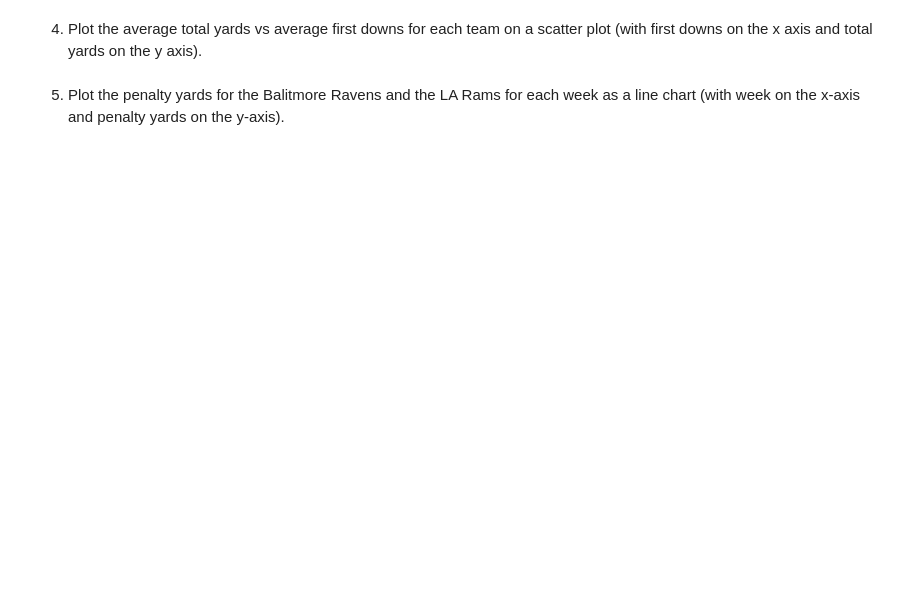
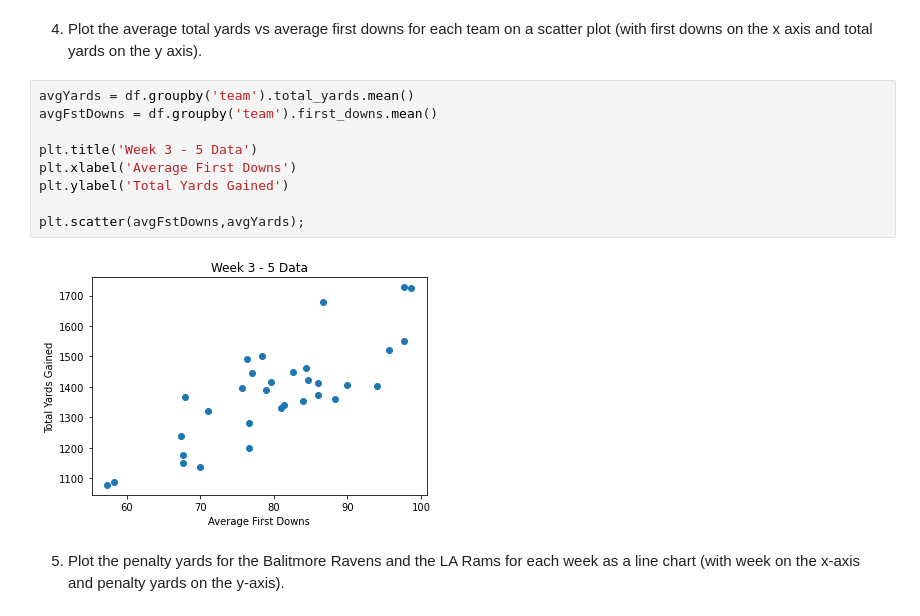
Before and after one commit to sflowers51/cis277-fa22-Lab5, a Jupyter notebook: Lab5.ipynb, the cells around one changed output. Cells and saved outputs as stored; diff of their text form; blank space fills up the shorter version.

```diff
--- a/Lab5.ipynb
+++ b/Lab5.ipynb
@@ -35,4 +96,15 @@ barhplot
 # %% [markdown]
 4. Plot the average total yards vs average first downs for each team on a scatter plot (with first downs on the x axis and total yards on the y axis).
+# %%
+avgYards = df.groupby('team').total_yards.mean()
+avgFstDowns = df.groupby('team').first_downs.mean()
+
+plt.title('Week 3 - 5 Data')
+plt.xlabel('Average First Downs')
+plt.ylabel('Total Yards Gained')
+
+plt.scatter(avgFstDowns,avgYards);
+# %% [output]
+[figure, added]
 # %% [markdown]
 5. Plot the penalty yards for the Balitmore Ravens and the LA Rams for each week as a line chart (with week on the x-axis and penalty yards on the y-axis).
```
Also changed, not shown: parts of 12 cells of this notebook.
